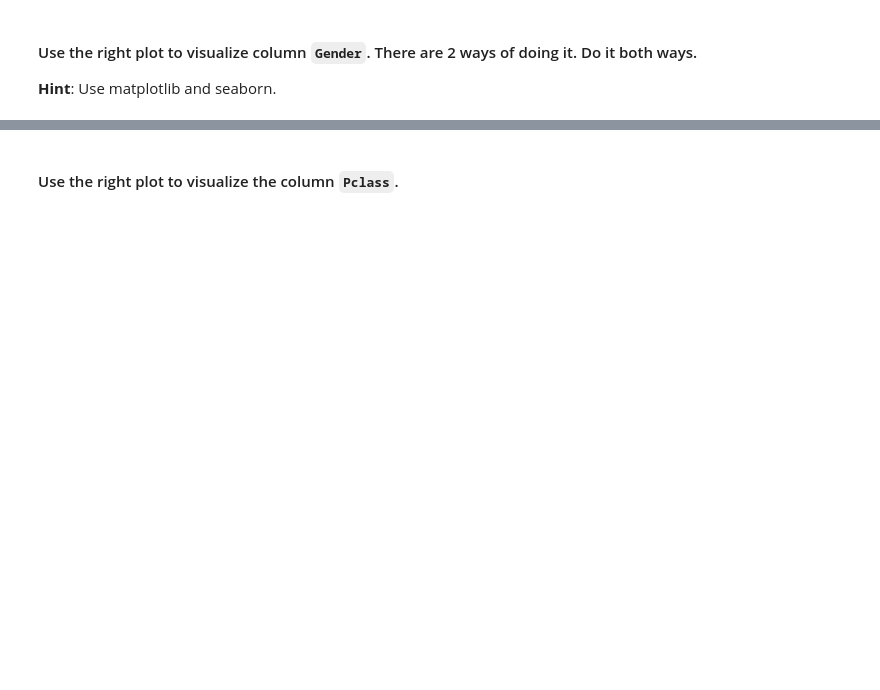
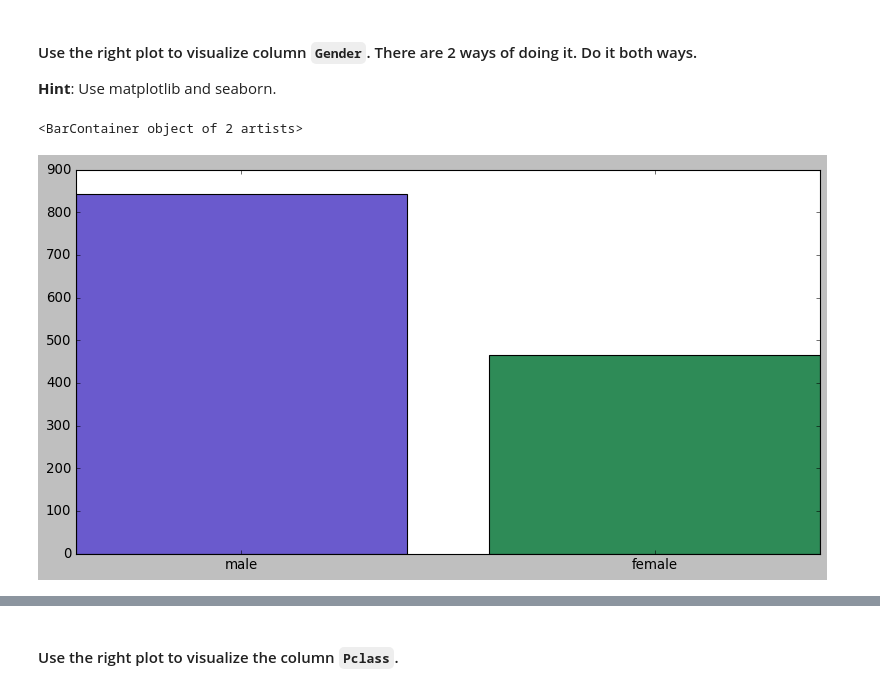
Before and after one commit to polserramalera/lab-matplotlib-seaborn, a Jupyter notebook: your-code/main.ipynb, the cells around one changed output, grey strips where cells are left out. Drawn from its saved outputs; the diff is of its cells as text; code cells hidden in the pictures; blank space fills up the shorter version.

```diff
--- a/your-code/main.ipynb
+++ b/your-code/main.ipynb
@@ -340,3 +338,11 @@ your comments here
+# %%
+# Method 1 - matplotlib
+# your code here
+fig7, ax7 = plt.subplots(figsize=(12,6))
+ax7.bar(x=titanic["Gender"].value_counts().index, height=titanic["Gender"].value_counts(), color=("slateblue", "seagreen"))
+# %% [output]
+<BarContainer object of 2 artists>
+[figure, added]
 # %%
 # Method 2 - seaborn
 # your code here
```
Also changed, not shown: parts of 24 cells of this notebook.
